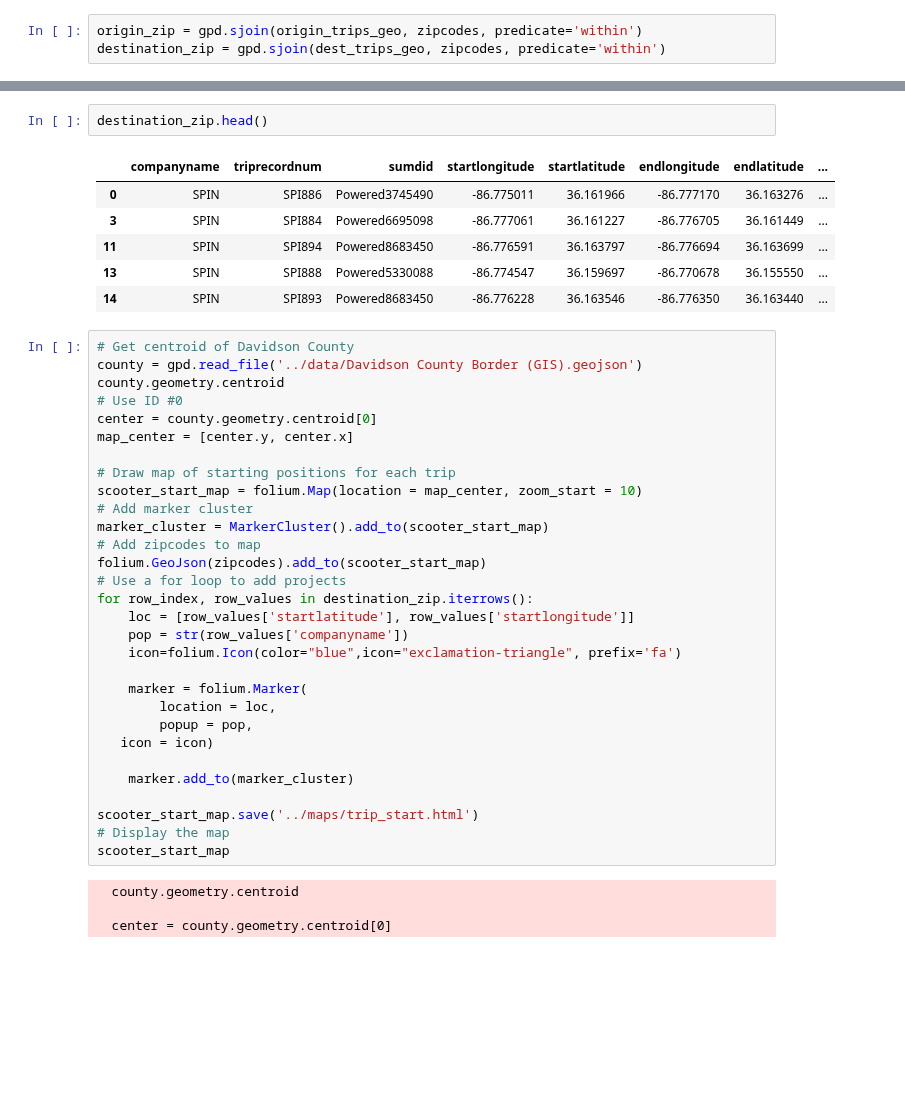
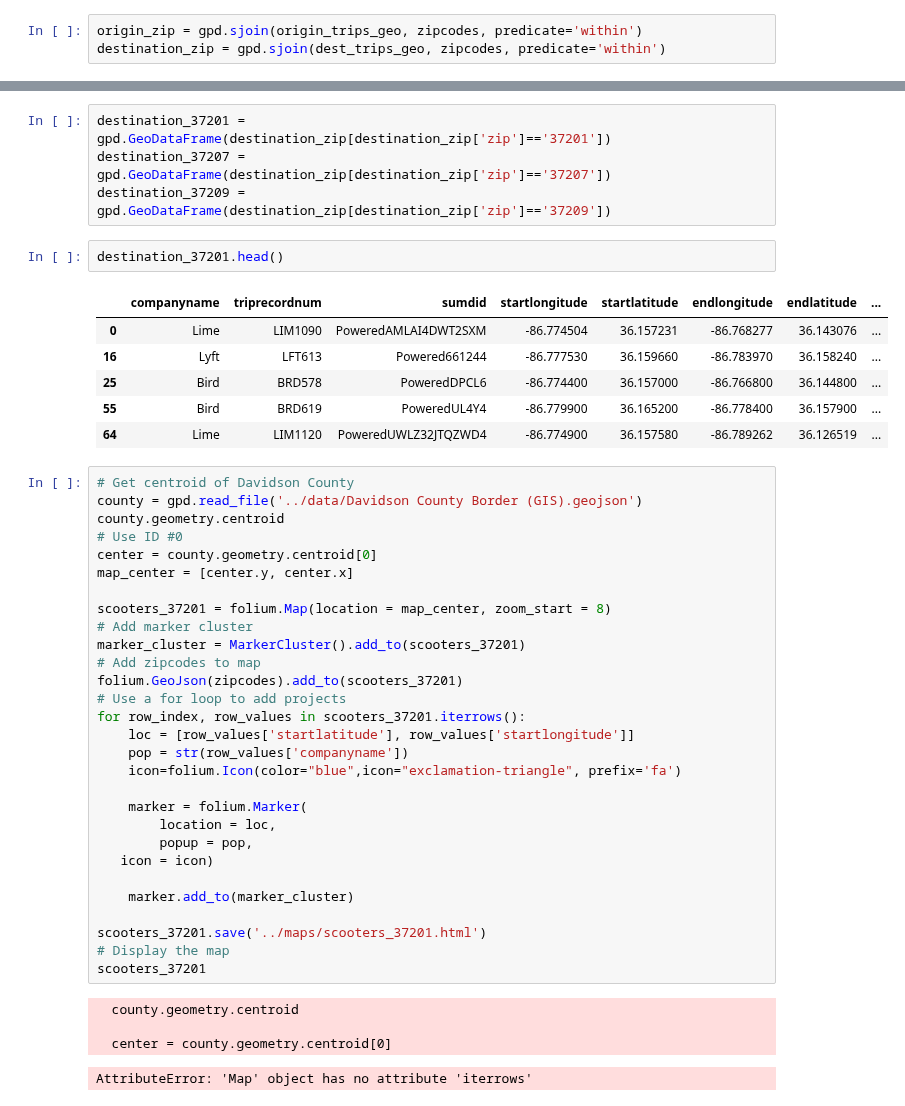
Before and after one commit to NSS-Data-Analytics-Cohort-10/scooters-group-6, a Jupyter notebook: notebooks/scooters.ipynb, the cells around one changed output, grey strips where cells are left out. Drawn from its saved outputs; the diff is of its cells as text; blank space fills up the shorter version.

```diff
--- a/notebooks/scooters.ipynb
+++ b/notebooks/scooters.ipynb
@@ -327,12 +437,16 @@ origin_zip.head()
+# %%
+destination_37201 = gpd.GeoDataFrame(destination_zip[destination_zip['zip']=='37201'])
+destination_37207 = gpd.GeoDataFrame(destination_zip[destination_zip['zip']=='37207'])
+destination_37209 = gpd.GeoDataFrame(destination_zip[destination_zip['zip']=='37209'])
 # %%
-destination_zip.head()
+destination_37201.head()
 # %% [output]
 |  | companyname | triprecordnum | sumdid | startlongitude | startlatitude | endlongitude | endlatitude | ... |
-| 0 | SPIN | SPI886 | Powered3745490 | -86.775011 | 36.161966 | -86.777170 | 36.163276 | ... |
-| 3 | SPIN | SPI884 | Powered6695098 | -86.777061 | 36.161227 | -86.776705 | 36.161449 | ... |
-| 11 | SPIN | SPI894 | Powered8683450 | -86.776591 | 36.163797 | -86.776694 | 36.163699 | ... |
-| 13 | SPIN | SPI888 | Powered5330088 | -86.774547 | 36.159697 | -86.770678 | 36.155550 | ... |
-| 14 | SPIN | SPI893 | Powered8683450 | -86.776228 | 36.163546 | -86.776350 | 36.163440 | ... |
+| 0 | Lime | LIM1090 | PoweredAMLAI4DWT2SXM | -86.774504 | 36.157231 | -86.768277 | 36.143076 | ... |
+| 16 | Lyft | LFT613 | Powered661244 | -86.777530 | 36.159660 | -86.783970 | 36.158240 | ... |
+| 25 | Bird | BRD578 | PoweredDPCL6 | -86.774400 | 36.157000 | -86.766800 | 36.144800 | ... |
+| 55 | Bird | BRD619 | PoweredUL4Y4 | -86.779900 | 36.165200 | -86.778400 | 36.157900 | ... |
+| 64 | Lime | LIM1120 | PoweredUWLZ32JTQZWD4 | -86.774900 | 36.157580 | -86.789262 | 36.126519 | ... |
 # %%
 # Get centroid of Davidson County
 county = gpd.read_file('../data/Davidson County Border (GIS).geojson')
@@ -341,14 +455,13 @@ county.geometry.centroid
 center = county.geometry.centroid[0]
 map_center = [center.y, center.x]
 
-# Draw map of starting positions for each trip
-scooter_start_map = folium.Map(location = map_center, zoom_start = 10)
+scooters_37201 = folium.Map(location = map_center, zoom_start = 8)
 # Add marker cluster
-marker_cluster = MarkerCluster().add_to(scooter_start_map)
+marker_cluster = MarkerCluster().add_to(scooters_37201)
 # Add zipcodes to map
-folium.GeoJson(zipcodes).add_to(scooter_start_map)
+folium.GeoJson(zipcodes).add_to(scooters_37201)
 # Use a for loop to add projects
-for row_index, row_values in destination_zip.iterrows():
+for row_index, row_values in scooters_37201.iterrows():
     loc = [row_values['startlatitude'], row_values['startlongitude']]
     pop = str(row_values['companyname'])
     icon=folium.Icon(color="blue",icon="exclamation-triangle", prefix='fa')
@@ -360,11 +473,12 @@ for row_index, row_values in destination_zip.iterrows():
 
     marker.add_to(marker_cluster)
 
-scooter_start_map.save('../maps/trip_start.html')
+scooters_37201.save('../maps/scooters_37201.html')
 # Display the map
-scooter_start_map
+scooters_37201
 # %% [output]
   county.geometry.centroid
 
   center = county.geometry.centroid[0]
+AttributeError: 'Map' object has no attribute 'iterrows'
 # %%
```
Also changed, not shown: parts of 18 cells of this notebook, 1 other file.
